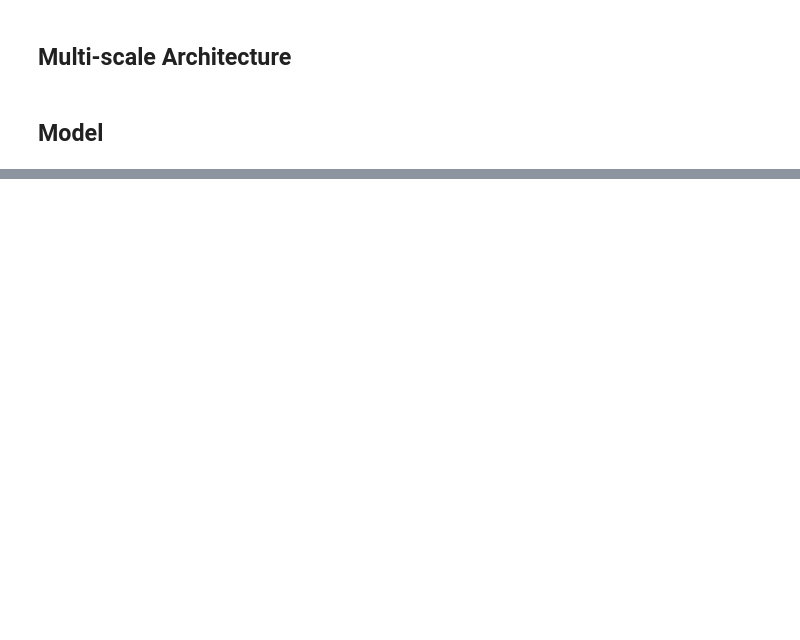
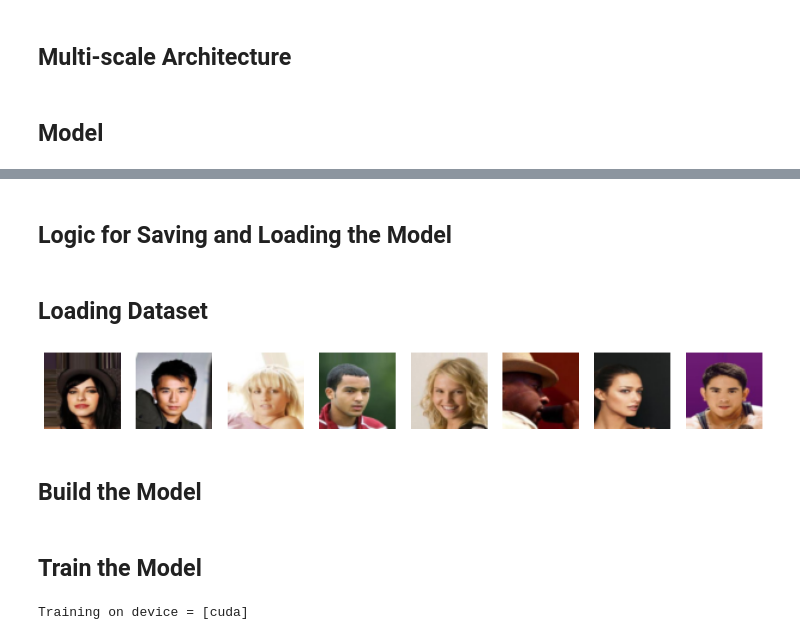
Before and after one commit to Himanshu7921/generative-architectures-lab, a Jupyter notebook: 04_Normalizing_flow_model/multi_scale_architecture_for_images.ipynb, the cells around one changed output, grey strips where cells are left out. Drawn from its saved outputs; the diff is of its cells as text; code cells hidden in the pictures; blank space fills up the shorter version.

```diff
--- a/04_Normalizing_flow_model/multi_scale_architecture_for_images.ipynb
+++ b/04_Normalizing_flow_model/multi_scale_architecture_for_images.ipynb
@@ -629,0 +815,2 @@ class RectifiedCNNRNVPModel(nn.Module):
+# %% [markdown]
+## Logic for Saving and Loading the Model
@@ -629,0 +948,36 @@ class RectifiedCNNRNVPModel(nn.Module):
+# %% [markdown]
+## Loading Dataset
+# %%
+from torchvision import datasets, transforms
+from torch.utils.data import DataLoader
+
+from torchvision import datasets, transforms
+from torch.utils.data import DataLoader
+
+transform = transforms.Compose([
+    transforms.Resize((64, 64)),
+    transforms.ToTensor()
+])
+
+dataset = datasets.ImageFolder(
+    root="../data/celeba",
+    transform=transform
+)
+
+loader = DataLoader(dataset, batch_size=64, shuffle=True)
+# %%
+import matplotlib.pyplot as plt
+
+images, labels = next(iter(loader))
+
+fig, axes = plt.subplots(1, 8, figsize=(15,3))
+
+for i in range(8):
+    axes[i].imshow(images[i].permute(1,2,0))
+    axes[i].axis("off")
+
+plt.show()
+# %% [output]
+[figure, added]
+# %% [markdown]
+## Build the Model
@@ -630,3 +1013,9 @@ class RectifiedCNNRNVPModel(nn.Module):
+# %% [markdown]
+## Train the Model
+# %%
+trained_model = train_model(model, optimizer = optimizer, epochs = EPOCHS, loader = loader, device = device)
+# %% [output]
+Training on device = [cuda]
 # %% [markdown]
 ### Completed so far:
 1. Understood coupling layers
```
Also changed, not shown: parts of 17 cells of this notebook.
